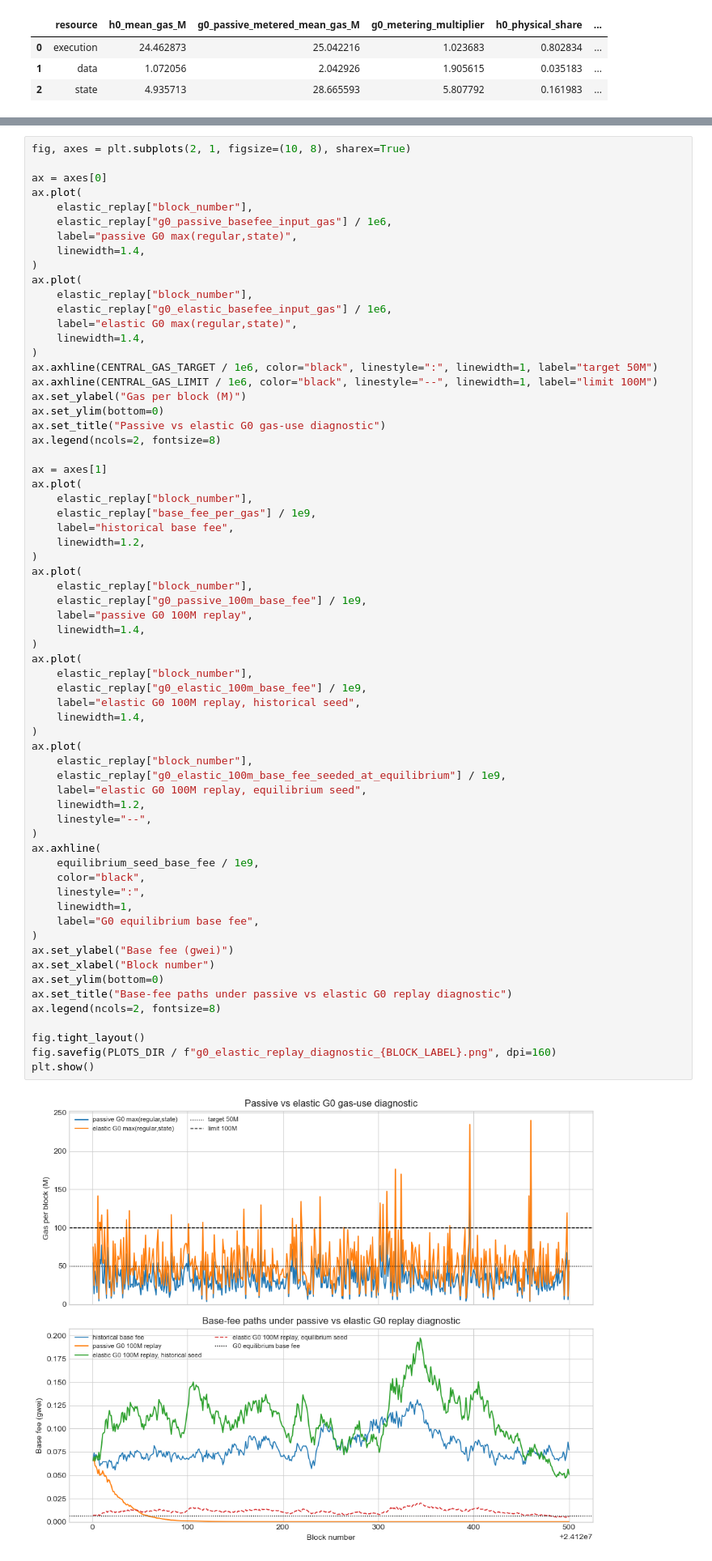
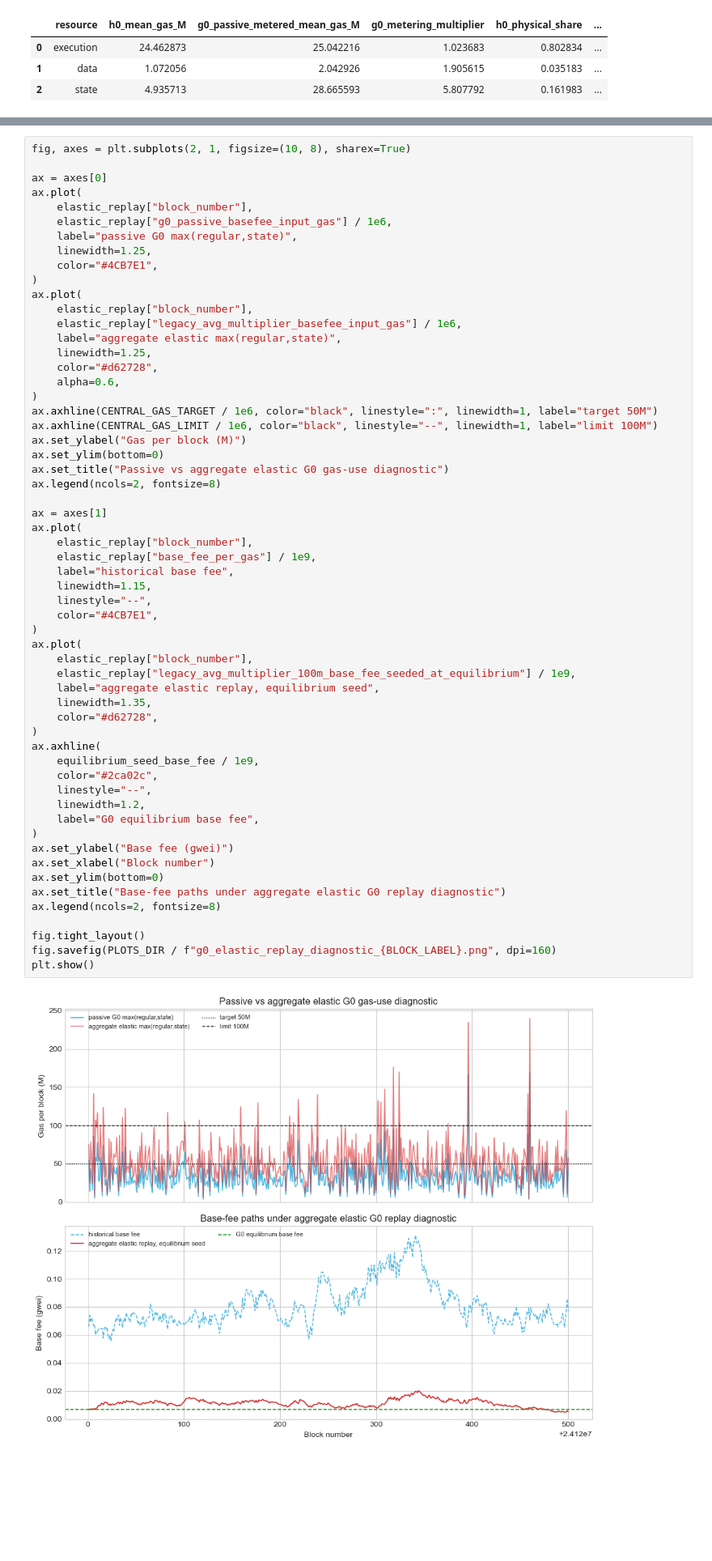
Before and after one commit to M1kuW1ll/eip-7999-research, a Jupyter notebook: notebooks/1.6-g0-elastic-reference.ipynb, the cells around one changed output, grey strips where cells are left out. Shown at 81% size. Saved outputs shown, nothing was run; the diff lists cells and outputs as text; blank space fills up the shorter version.

```diff
--- a/notebooks/1.6-g0-elastic-reference.ipynb
+++ b/notebooks/1.6-g0-elastic-reference.ipynb
@@ -811,62 +1176,55 @@ ax.plot(
     elastic_replay["block_number"],
     elastic_replay["g0_passive_basefee_input_gas"] / 1e6,
     label="passive G0 max(regular,state)",
-    linewidth=1.4,
+    linewidth=1.25,
+    color="#4CB7E1",
 )
 ax.plot(
     elastic_replay["block_number"],
-    elastic_replay["g0_elastic_basefee_input_gas"] / 1e6,
-    label="elastic G0 max(regular,state)",
-    linewidth=1.4,
+    elastic_replay["legacy_avg_multiplier_basefee_input_gas"] / 1e6,
+    label="aggregate elastic max(regular,state)",
+    linewidth=1.25,
+    color="#d62728",
+    alpha=0.6,
 )
 ax.axhline(CENTRAL_GAS_TARGET / 1e6, color="black", linestyle=":", linewidth=1, label="target 50M")
 ax.axhline(CENTRAL_GAS_LIMIT / 1e6, color="black", linestyle="--", linewidth=1, label="limit 100M")
 ax.set_ylabel("Gas per block (M)")
 ax.set_ylim(bottom=0)
-ax.set_title("Passive vs elastic G0 gas-use diagnostic")
+ax.set_title("Passive vs aggregate elastic G0 gas-use diagnostic")
 ax.legend(ncols=2, fontsize=8)
 
 ax = axes[1]
 ax.plot(
     elastic_replay["block_number"],
     elastic_replay["base_fee_per_gas"] / 1e9,
     label="historical base fee",
-    linewidth=1.2,
+    linewidth=1.15,
+    linestyle="--",
+    color="#4CB7E1",
 )
 ax.plot(
     elastic_replay["block_number"],
-    elastic_replay["g0_passive_100m_base_fee"] / 1e9,
-    label="passive G0 100M replay",
-    linewidth=1.4,
-)
-ax.plot(
-    elastic_replay["block_number"],
-    elastic_replay["g0_elastic_100m_base_fee"] / 1e9,
-    label="elastic G0 100M replay, historical seed",
-    linewidth=1.4,
-)
-ax.plot(
-    elastic_replay["block_number"],
-    elastic_replay["g0_elastic_100m_base_fee_seeded_at_equilibrium"] / 1e9,
-    label="elastic G0 100M replay, equilibrium seed",
-    linewidth=1.2,
-    linestyle="--",
+    elastic_replay["legacy_avg_multiplier_100m_base_fee_seeded_at_equilibrium"] / 1e9,
+    label="aggregate elastic replay, equilibrium seed",
+    linewidth=1.35,
+    color="#d62728",
 )
 ax.axhline(
     equilibrium_seed_base_fee / 1e9,
-    color="black",
-    linestyle=":",
-    linewidth=1,
+    color="#2ca02c",
+    linestyle="--",
+    linewidth=1.2,
     label="G0 equilibrium base fee",
 )
 ax.set_ylabel("Base fee (gwei)")
 ax.set_xlabel("Block number")
 ax.set_ylim(bottom=0)
-ax.set_title("Base-fee paths under passive vs elastic G0 replay diagnostic")
+ax.set_title("Base-fee paths under aggregate elastic G0 replay diagnostic")
 ax.legend(ncols=2, fontsize=8)
 
 fig.tight_layout()
 fig.savefig(PLOTS_DIR / f"g0_elastic_replay_diagnostic_{BLOCK_LABEL}.png", dpi=160)
 plt.show()
 # %% [output]
-[figure, old version]
+[figure, new version]
```
Also changed, not shown: parts of 18 cells of this notebook, 49 other files.
